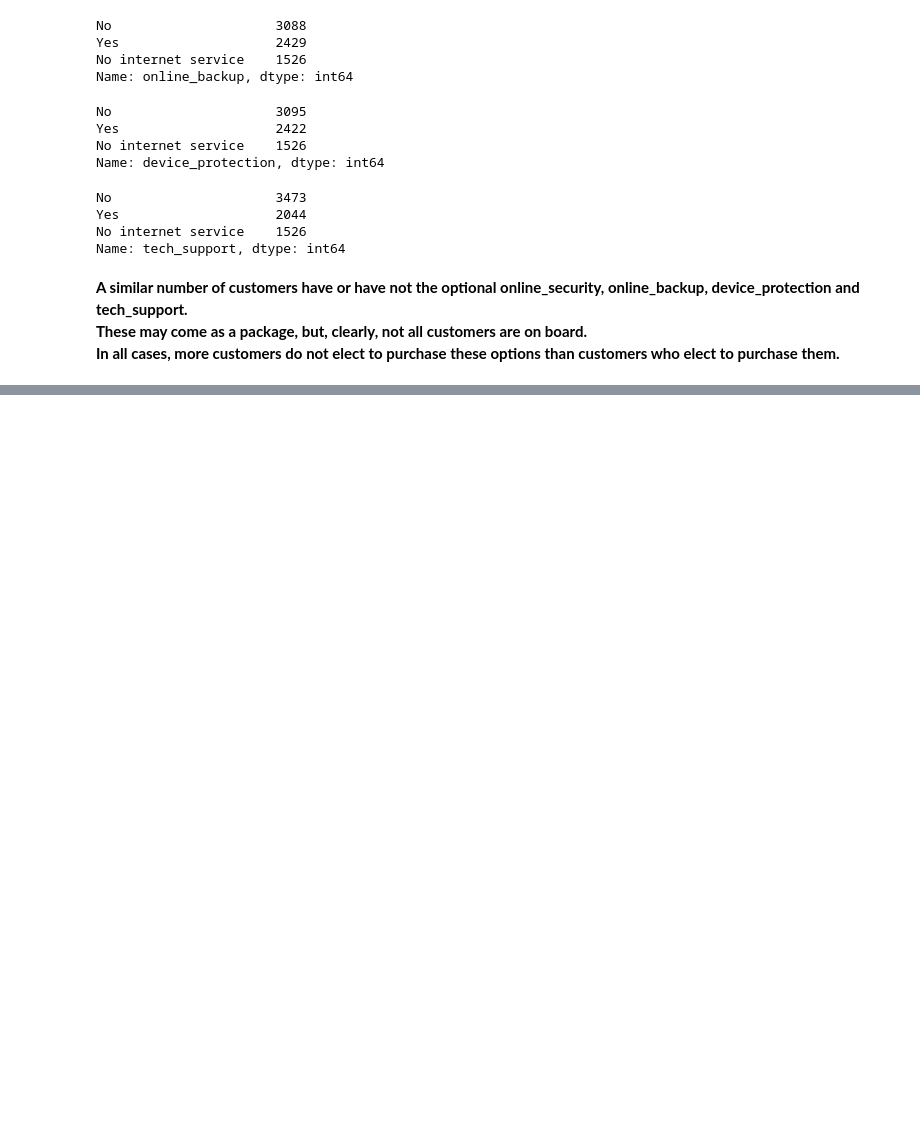
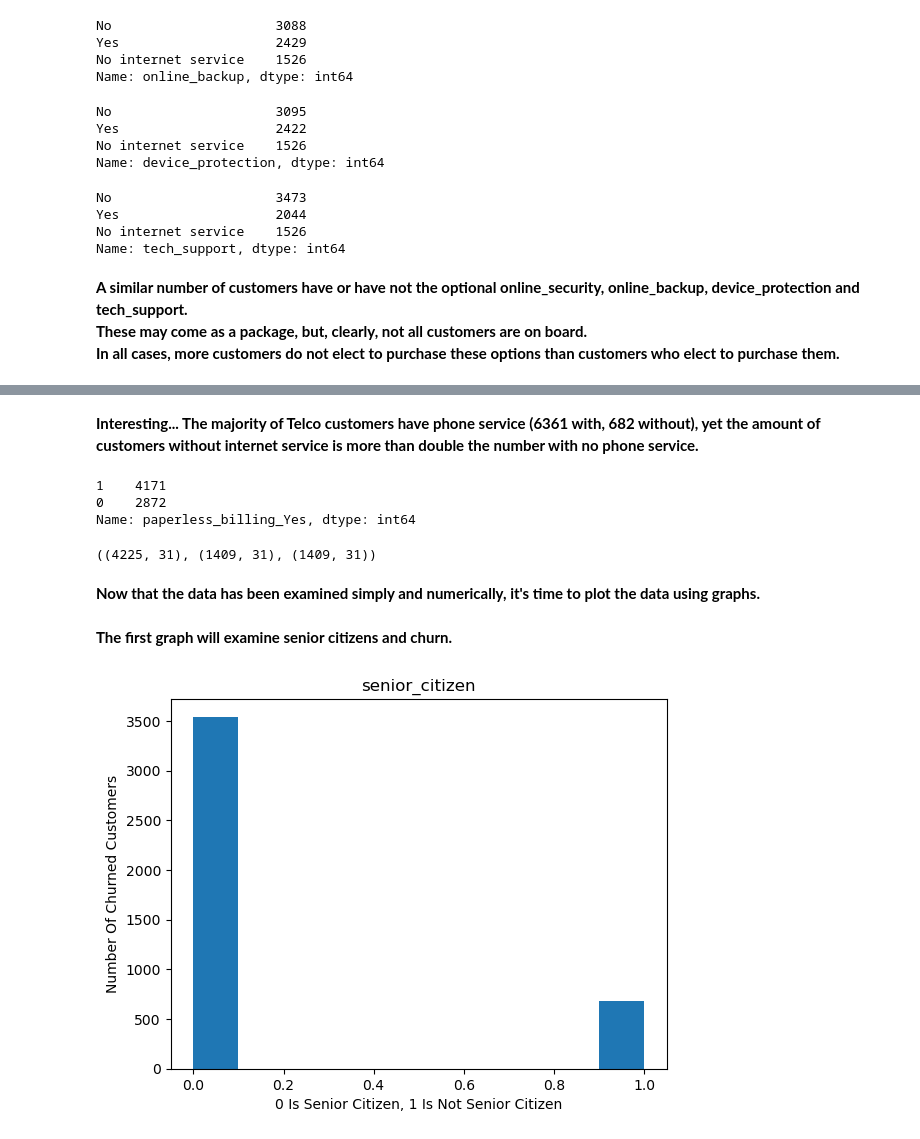
Before and after one commit to MagdalenaRahn/Project_1_Classification, a Jupyter notebook: Project_1_Scratchpad.ipynb, the cells around one changed output, grey strips where cells are left out. Cells and saved outputs as stored; diff of their text form; code cells hidden in the pictures; blank space fills up the shorter version.

```diff
--- a/Project_1_Scratchpad.ipynb
+++ b/Project_1_Scratchpad.ipynb
@@ -123,0 +145,36 @@ In all cases, more customers do not elect to purchase these options than custome
+# %% [markdown]
+**Interesting... The majority of Telco customers have phone service  (6361 with, 682 without), yet the amount of customers without internet service is more than double the number with no phone service.**
+# %%
+# checking to see how many customers choose paperless billing
+# (yes, paperless billing = 4171, no paperless billing = 2872)
+
+tidy_telco.paperless_billing_Yes.value_counts()
+# %% [output]
+1    4171
+0    2872
+Name: paperless_billing_Yes, dtype: int64
+# %%
+# splitting into train-validate-test
+
+
+train, validate, test = my_train_test_split(tidy_telco, target = 'churn_Yes')
+
+train.shape, validate.shape, test.shape
+# %% [output]
+((4225, 31), (1409, 31), (1409, 31))
+# %% [markdown]
+**Now that the data has been examined simply and numerically, it's time to plot the data using graphs.**
+# %% [markdown]
+**The first graph will examine senior citizens and churn.**
+# %%
+# histograph on senior citizens and cuztomer churn.
+
+col = 'senior_citizen'
+
+plt.hist(train[col])
+plt.title(col)
+plt.ylabel('Number Of Churned Customers')
+plt.xlabel('0 Is Senior Citizen, 1 Is Not Senior Citizen')
+plt.show()
+# %% [output]
+[figure, added]
```
Also changed, not shown: parts of 31 cells of this notebook, 3 other files.
